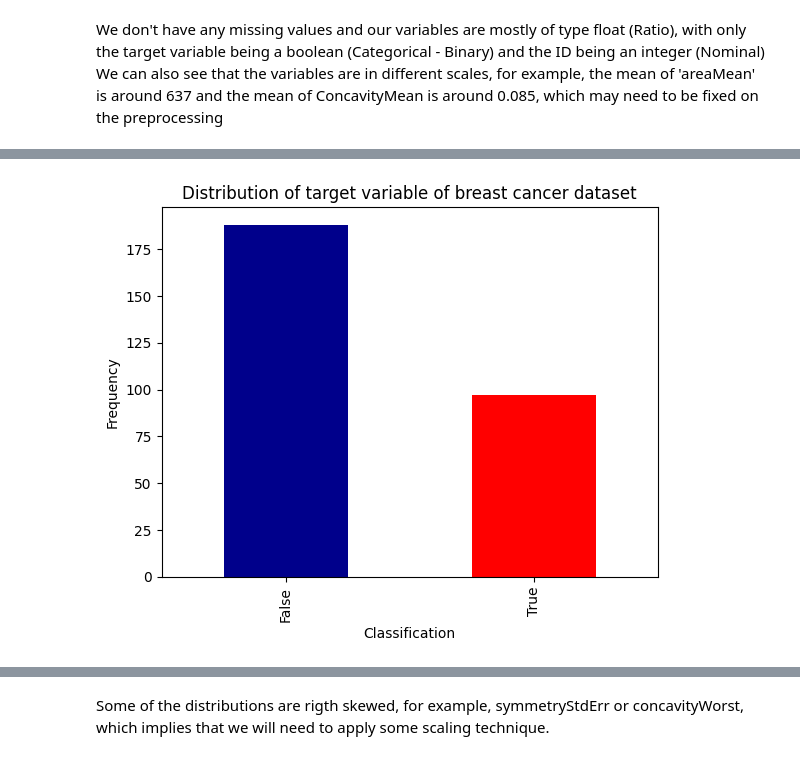
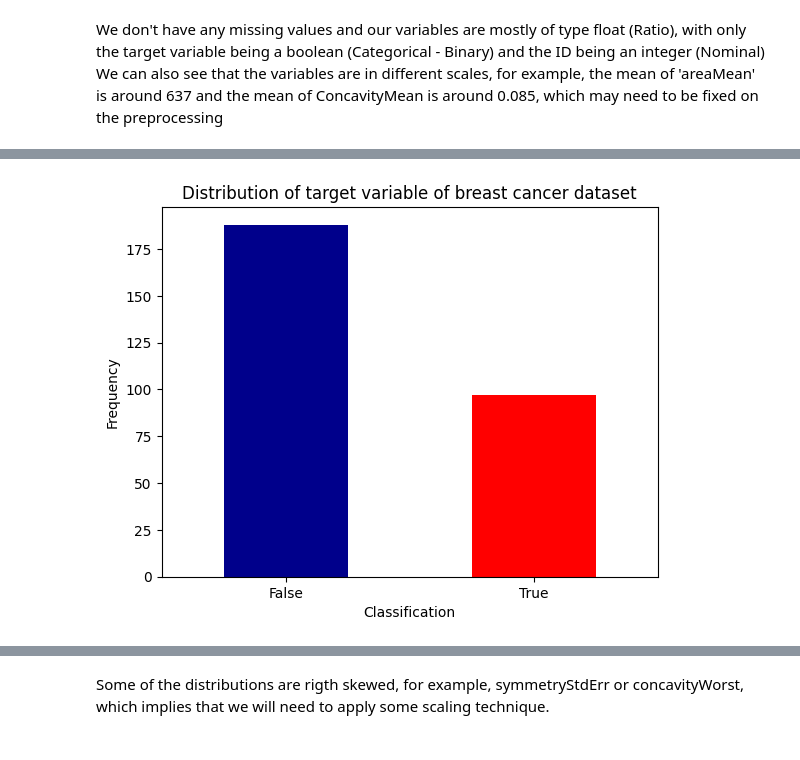
Before and after one commit to lebe1/MachineLearningCourse, a Jupyter notebook: Exercise1/explore_breast_cancer.ipynb, the cells around one changed output, grey strips where cells are left out. Saved outputs shown, nothing was run; the diff lists cells and outputs as text; code cells hidden in the pictures.

```diff
--- a/Exercise1/explore_breast_cancer.ipynb
+++ b/Exercise1/explore_breast_cancer.ipynb
@@ -123,15 +123,16 @@ Name: count, dtype: int64
 # %%
 # Plot target variable
 breast_cancer['class'].value_counts().plot(kind='bar', color=['darkblue', 'red', 'skyblue'])
 # Adding title and labels
 plt.title("Distribution of target variable of breast cancer dataset")
 plt.xlabel('Classification')
 plt.ylabel('Frequency')
+plt.xticks(rotation=0)
 
 # Show the plot
 plt.show()
 # %% [output]
-[figure, old version]
+[figure, new version]
 # %%
 breast_cancer.hist(figsize=(30, 30))
 plt.show()
```
Also changed, not shown: parts of 21 cells of this notebook, 1 other file.
